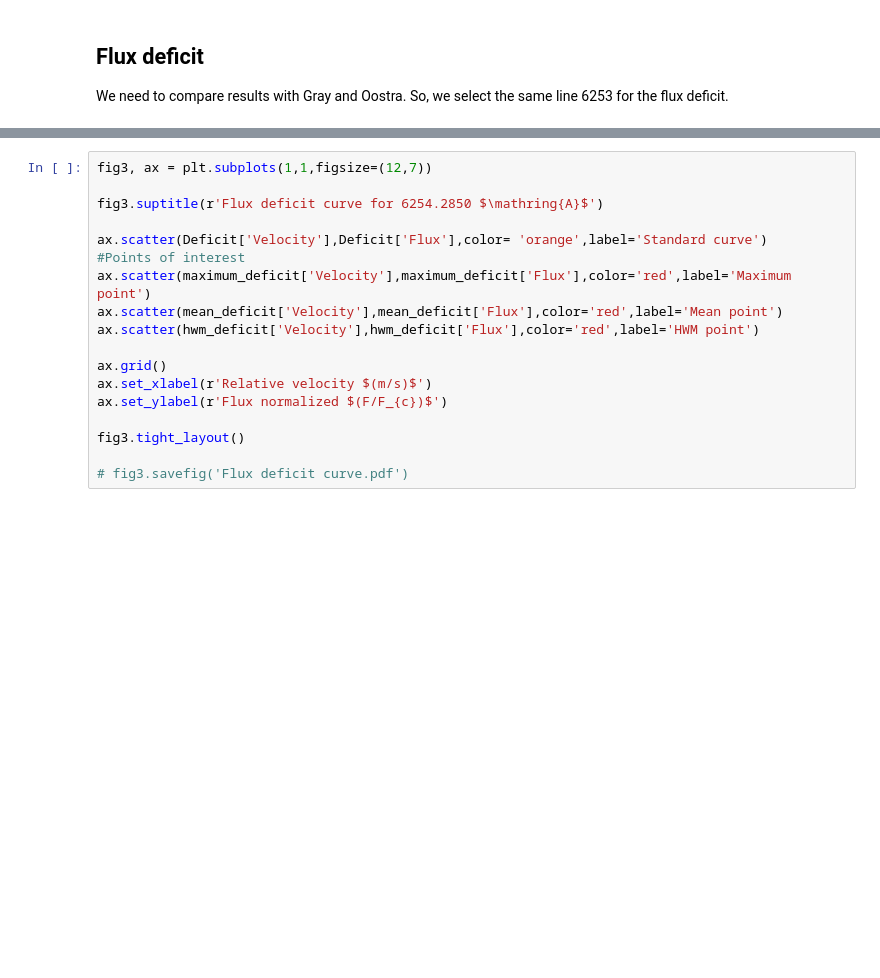
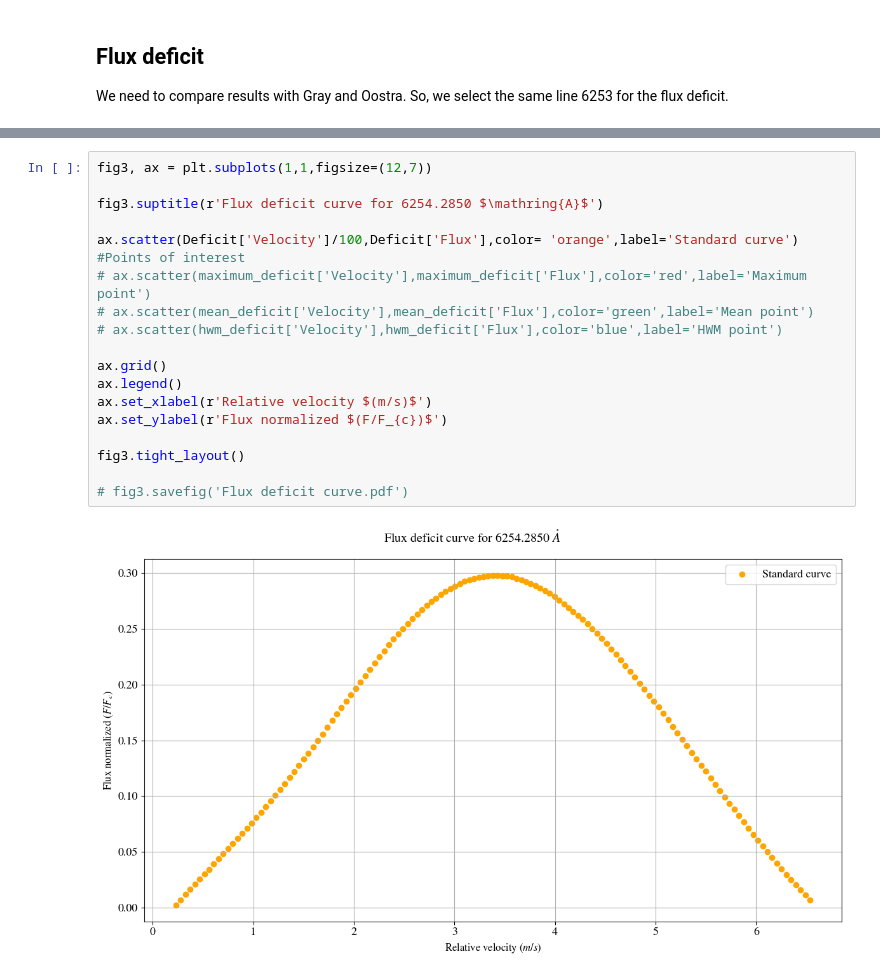
Before and after one commit to ccuellarn/Measurement-and-Characterization-of-Granulation-Patterns-in-the-IAG-Solar-Flux-Spectrum, a Jupyter notebook: Project/Characterization/Second signature/Flux deficit.ipynb, the cells around one changed output, grey strips where cells are left out. Saved outputs shown, nothing was run; the diff lists cells and outputs as text; blank space fills up the shorter version.

```diff
--- a/Project/Characterization/Second signature/Flux deficit.ipynb
+++ b/Project/Characterization/Second signature/Flux deficit.ipynb
@@ -240,18 +239,21 @@ mean_percentil = 100*( (max(data['Flux'])-min(data['Flux'])) / (hwm_deficit['Flu
 # %%
 fig3, ax = plt.subplots(1,1,figsize=(12,7))
 
 fig3.suptitle(r'Flux deficit curve for 6254.2850 $\mathring{A}$')
 
-ax.scatter(Deficit['Velocity'],Deficit['Flux'],color= 'orange',label='Standard curve')
+ax.scatter(Deficit['Velocity']/100,Deficit['Flux'],color= 'orange',label='Standard curve')
 #Points of interest
-ax.scatter(maximum_deficit['Velocity'],maximum_deficit['Flux'],color='red',label='Maximum point')
-ax.scatter(mean_deficit['Velocity'],mean_deficit['Flux'],color='red',label='Mean point')
-ax.scatter(hwm_deficit['Velocity'],hwm_deficit['Flux'],color='red',label='HWM point')
+# ax.scatter(maximum_deficit['Velocity'],maximum_deficit['Flux'],color='red',label='Maximum point')
+# ax.scatter(mean_deficit['Velocity'],mean_deficit['Flux'],color='green',label='Mean point')
+# ax.scatter(hwm_deficit['Velocity'],hwm_deficit['Flux'],color='blue',label='HWM point')
 
 ax.grid()
+ax.legend()
 ax.set_xlabel(r'Relative velocity $(m/s)$')
 ax.set_ylabel(r'Flux normalized $(F/F_{c})$')
 
 fig3.tight_layout()
 
 # fig3.savefig('Flux deficit curve.pdf')
+# %% [output]
+[figure, added]
```
Also changed, not shown: parts of 3 cells of this notebook, 1 other file.
